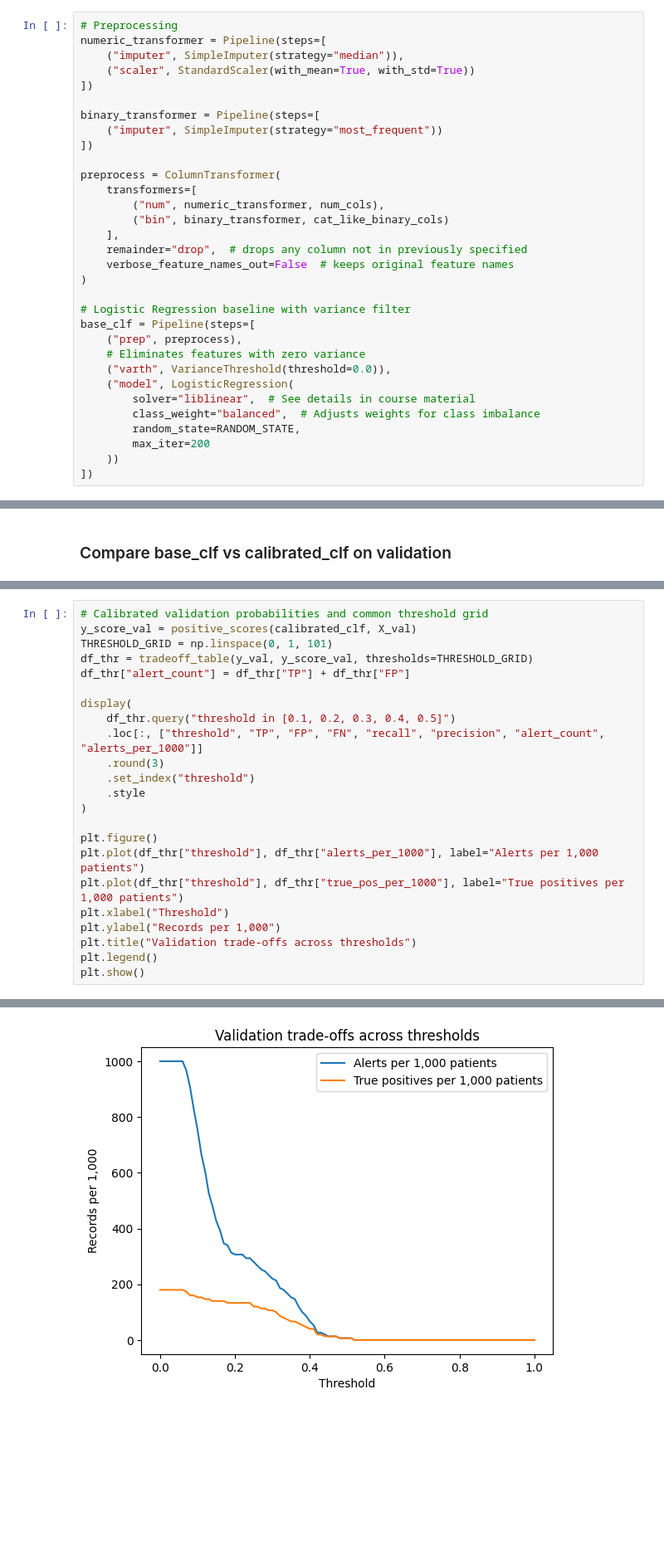
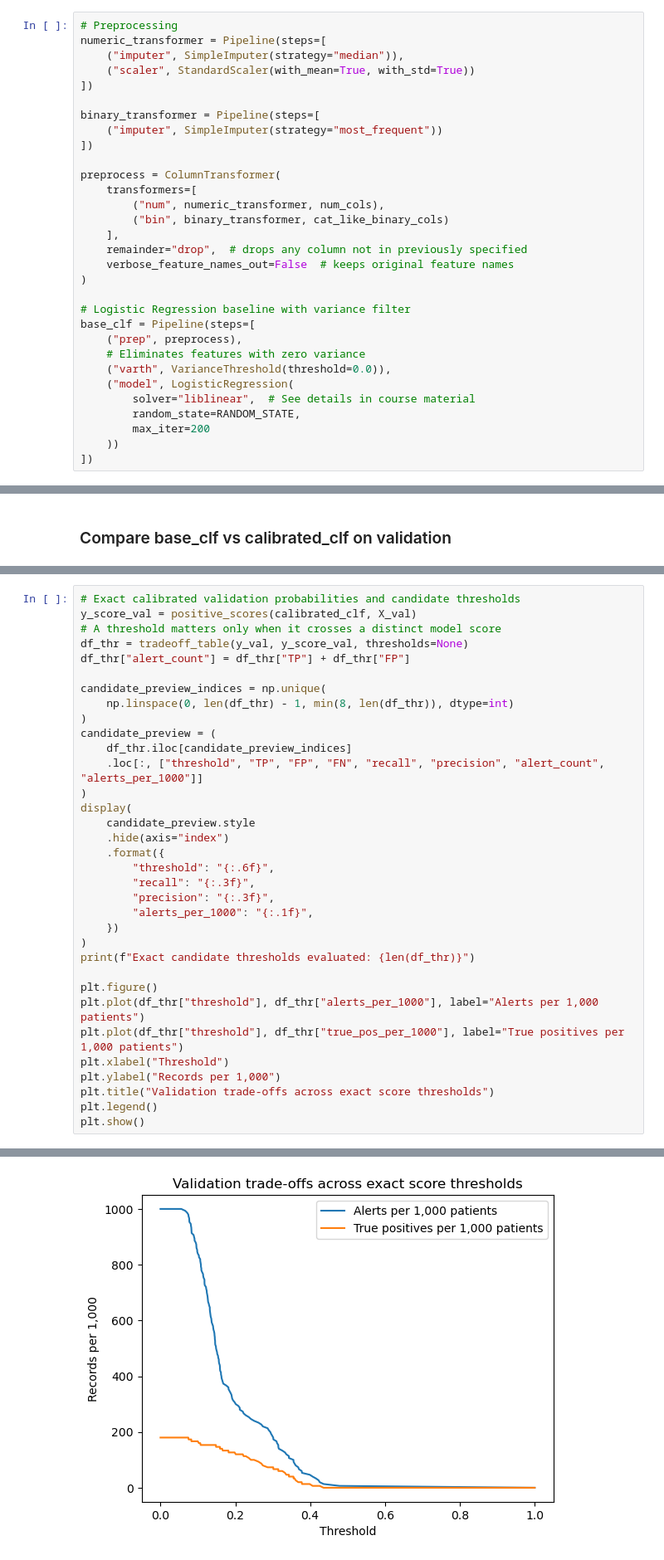
Before and after one commit to IE-ML-for-Healthcare/RAI_opioid_risk_prevention, a Jupyter notebook: ML4HL_OD_RAI_toolbox.ipynb, the cells around one changed output, grey strips where cells are left out. Shown at 83% size. Cells and saved outputs as stored; diff of their text form; blank space fills up the shorter version.

```diff
--- a/ML4HL_OD_RAI_toolbox.ipynb
+++ b/ML4HL_OD_RAI_toolbox.ipynb
@@ -370,7 +381,6 @@ base_clf = Pipeline(steps=[
     ("varth", VarianceThreshold(threshold=0.0)),
     ("model", LogisticRegression(
         solver="liblinear",  # See details in course material
-        class_weight="balanced",  # Adjusts weights for class imbalance
         random_state=RANDOM_STATE,
         max_iter=200
     ))
@@ -619,26 +705,37 @@ The user is a prescribing clinician or relevant clinical team. Before the next r
 
 This workflow is illustrative and has not been clinically validated. It follows the regulator principle that intended users, workflow and limitations should be made clear: [United States Food and Drug Administration transparency principles](https://www.fda.gov/medical-devices/software-medical-device-samd/transparency-machine-learning-enabled-medical-devices-guiding-principles)
 # %%
-# Calibrated validation probabilities and common threshold grid
+# Exact calibrated validation probabilities and candidate thresholds
 y_score_val = positive_scores(calibrated_clf, X_val)
-THRESHOLD_GRID = np.linspace(0, 1, 101)
-df_thr = tradeoff_table(y_val, y_score_val, thresholds=THRESHOLD_GRID)
+# A threshold matters only when it crosses a distinct model score
+df_thr = tradeoff_table(y_val, y_score_val, thresholds=None)
 df_thr["alert_count"] = df_thr["TP"] + df_thr["FP"]
 
+candidate_preview_indices = np.unique(
+    np.linspace(0, len(df_thr) - 1, min(8, len(df_thr)), dtype=int)
+)
+candidate_preview = (
+    df_thr.iloc[candidate_preview_indices]
+    .loc[:, ["threshold", "TP", "FP", "FN", "recall", "precision", "alert_count", "alerts_per_1000"]]
+)
 display(
-    df_thr.query("threshold in [0.1, 0.2, 0.3, 0.4, 0.5]")
-    .loc[:, ["threshold", "TP", "FP", "FN", "recall", "precision", "alert_count", "alerts_per_1000"]]
-    .round(3)
-    .set_index("threshold")
-    .style
+    candidate_preview.style
+    .hide(axis="index")
+    .format({
+        "threshold": "{:.6f}",
+        "recall": "{:.3f}",
+        "precision": "{:.3f}",
+        "alerts_per_1000": "{:.1f}",
+    })
 )
+print(f"Exact candidate thresholds evaluated: {len(df_thr)}")
 
 plt.figure()
 plt.plot(df_thr["threshold"], df_thr["alerts_per_1000"], label="Alerts per 1,000 patients")
 plt.plot(df_thr["threshold"], df_thr["true_pos_per_1000"], label="True positives per 1,000 patients")
 plt.xlabel("Threshold")
 plt.ylabel("Records per 1,000")
-plt.title("Validation trade-offs across thresholds")
+plt.title("Validation trade-offs across exact score thresholds")
 plt.legend()
 plt.show()
 # %% [output]
@@ -652,4 +752,4 @@ plt.show()
-[figure, old version]
+[figure, new version]
 # %% [markdown]
 ## 7.1. Three separate threshold analyses
 
```
Also changed, not shown: parts of 32 cells of this notebook, 2 other files.
